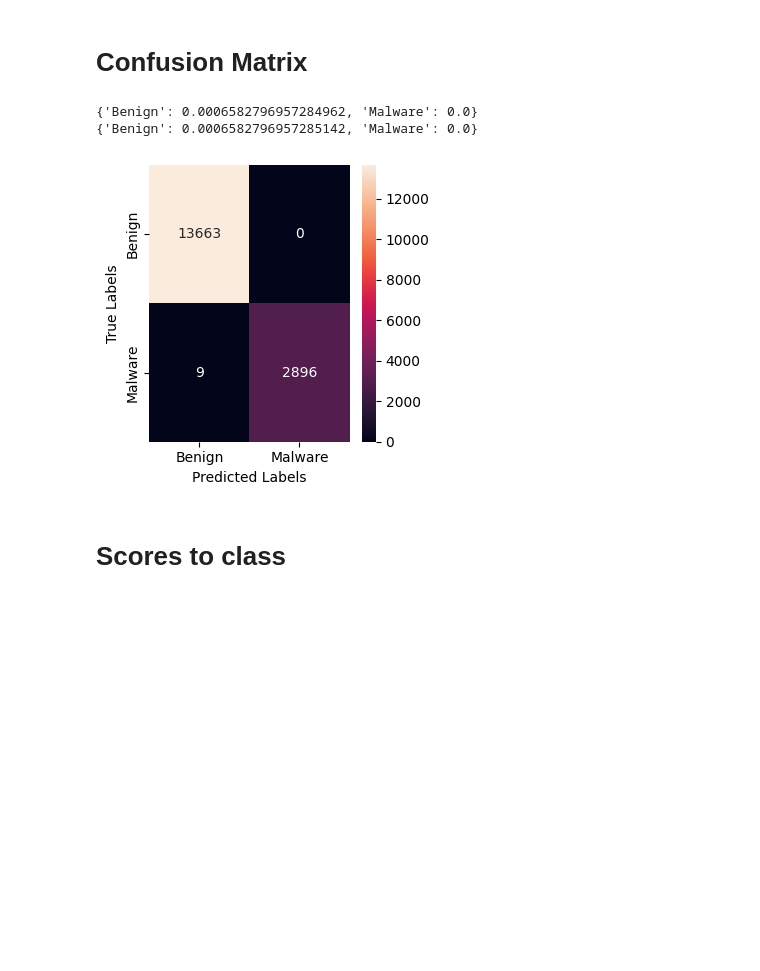
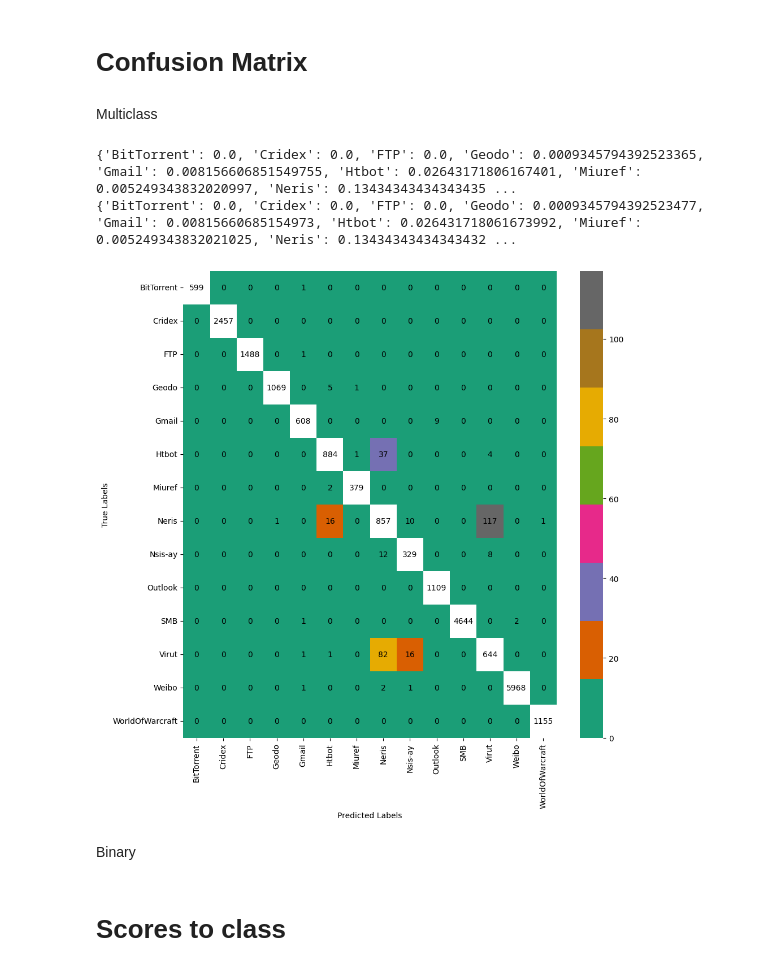
Before and after one commit to maxi99manuel99/flow-image-classification, a Jupyter notebook: plot_scores.ipynb, the cells around one changed output. Drawn from its saved outputs; the diff is of its cells as text; code cells hidden in the pictures; blank space fills up the shorter version.

Commit message:
imporved  mutliclass confusion matrix representation

```diff
--- a/plot_scores.ipynb
+++ b/plot_scores.ipynb
@@ -258,10 +258,48 @@ plt.savefig("frequent_mistakes.svg", format="svg")
 plt.clf()
 # %% [markdown]
 # Confusion Matrix
+# %% [markdown]
+Multiclass
+# %%
+FDR_per_class = {}
+FDR2_per_class = {}
+cf_matrix = torch.load("/home/manuel/Bachelorarbeit/results/saved_models-new/multiclass/preprocessed/resnet-50/resnet/confusion_matrix.pt")
+cf_matrix = cf_matrix.numpy()
+df_cm = pd.DataFrame(cf_matrix,
+                    columns = [i for i in PREPROCESSED_CLASSES],
+                    index=[i for i in PREPROCESSED_CLASSES])
+
+off_diag_mask = np.eye(*cf_matrix.shape, dtype=bool)
+
+for class_idx, class_name in enumerate(df_cm.columns):
+    class_predictions = df_cm[class_name]
+    class_predictions = class_predictions.to_list()
+    TP = class_predictions[class_idx]
+    false_predictions = class_predictions[:class_idx] + class_predictions[class_idx+1:]
+    FP =  np.sum(false_predictions)
+    FDR = FP / (TP + FP)
+    FDR2_per_class[class_name] = 1 - (TP / (TP+FP))
+    FDR_per_class[class_name] = FDR
+
+print(FDR_per_class)
+print(FDR2_per_class)
+plt.figure(figsize=(10,10))
+sn.heatmap(df_cm, annot=True, fmt='g', mask=off_diag_mask, cmap="Dark2", annot_kws={"color": "k"})
+sn.heatmap(df_cm, fmt="g", alpha=0, mask=~off_diag_mask, cbar=False, annot=True, annot_kws={"color": "k"})
+plt.ylabel("True Labels")
+plt.xlabel("Predicted Labels")
+plt.tight_layout()
+plt.savefig("Confusion.svg", format="svg", dpi = 400)
+# %% [output]
+{'BitTorrent': 0.0, 'Cridex': 0.0, 'FTP': 0.0, 'Geodo': 0.0009345794392523365, 'Gmail': 0.008156606851549755, 'Htbot': 0.02643171806167401, 'Miuref': 0.005249343832020997, 'Neris': 0.13434343434343435 ...
+{'BitTorrent': 0.0, 'Cridex': 0.0, 'FTP': 0.0, 'Geodo': 0.0009345794392523477, 'Gmail': 0.00815660685154973, 'Htbot': 0.026431718061673992, 'Miuref': 0.005249343832021025, 'Neris': 0.13434343434343432 ...
+[figure, added]
+# %% [markdown]
+Binary
 # %%
 FDR_per_class = {}
 FDR2_per_class = {}
-cf_matrix = torch.load("/home/manuel/Bachelorarbeit/results/saved_models-new/binary/payload/resnet-50/next/confusion_matrix.pt")
+cf_matrix = torch.load("/home/manuel/Bachelorarbeit/results/saved_models-new/multiclass/preprocessed/resnet-50/resnet/confusion_matrix.pt")
 cf_matrix = cf_matrix.numpy()
 df_cm = pd.DataFrame(cf_matrix,
                     columns = [i for i in BINARY_CLASSES],
@@ -285,10 +323,6 @@ plt.ylabel("True Labels")
 plt.xlabel("Predicted Labels")
 plt.tight_layout()
 plt.savefig("Confusion.svg", format="svg", dpi = 400)
-# %% [output]
-{'Benign': 0.0006582796957284962, 'Malware': 0.0}
-{'Benign': 0.0006582796957285142, 'Malware': 0.0}
-[figure, removed]
 # %% [markdown]
 # Scores to class
 # %%
```
